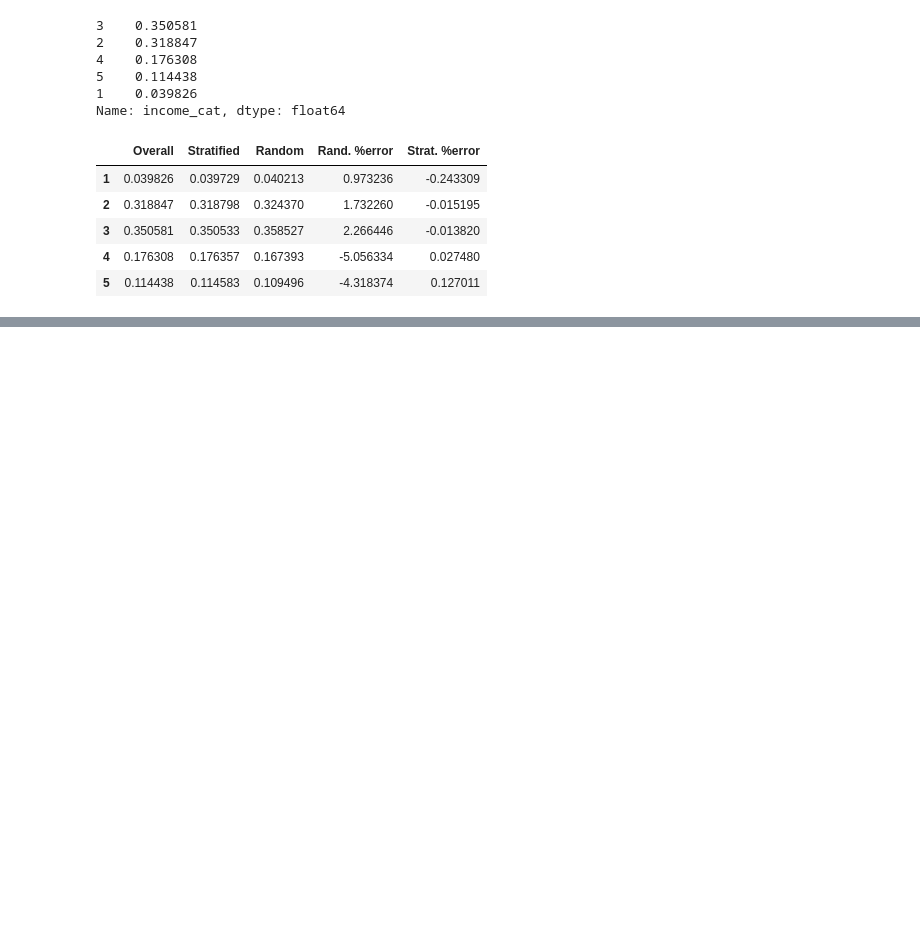
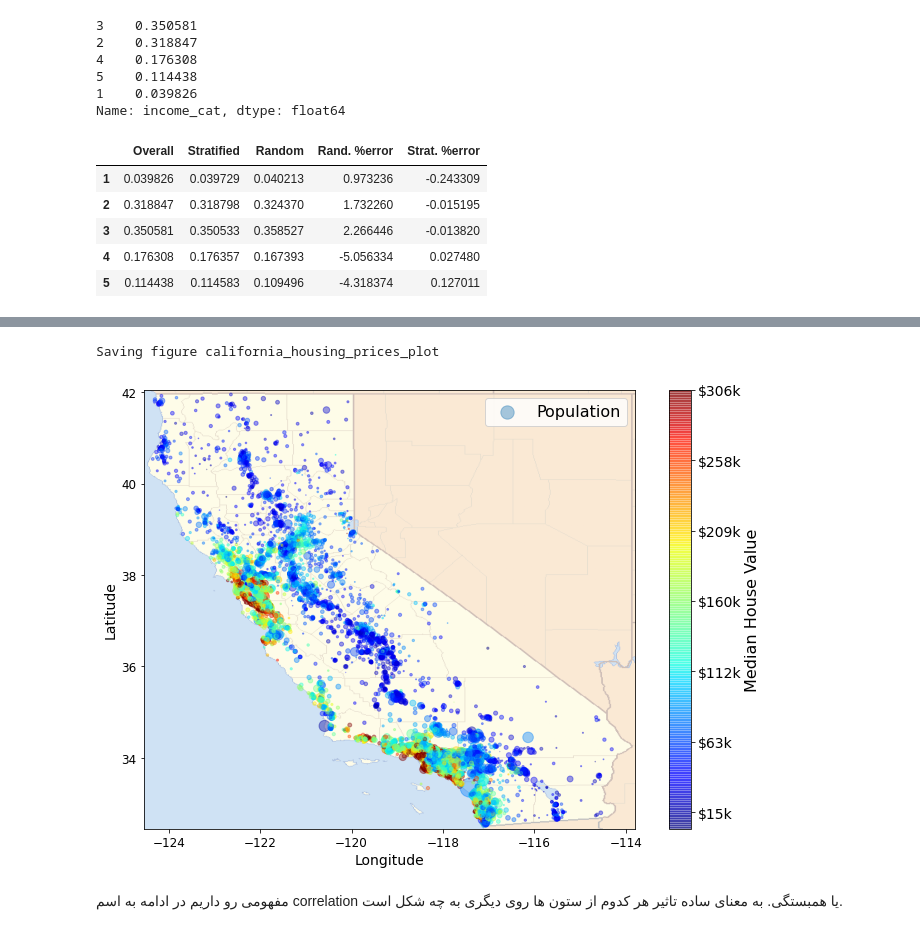
Before and after one commit to moaminsharifi/handson-ml2-fa, a Jupyter notebook: 02_end_to_end_machine_learning_project.ipynb, the cells around one changed output, grey strips where cells are left out. Cells and saved outputs as stored; diff of their text form; code cells hidden in the pictures; blank space fills up the shorter version.

```diff
--- a/02_end_to_end_machine_learning_project.ipynb
+++ b/02_end_to_end_machine_learning_project.ipynb
@@ -336,0 +374,9 @@ for set_ in (strat_train_set, strat_test_set):
+# %%
+# Download the California image
+images_path = os.path.join(PROJECT_ROOT_DIR, "images", "end_to_end_project")
+os.makedirs(images_path, exist_ok=True)
+DOWNLOAD_ROOT = "https://raw.githubusercontent.com/ageron/handson-ml2/master/"
+filename = "california.png"
+print("Downloading", filename)
+url = DOWNLOAD_ROOT + "images/end_to_end_project/" + filename
+urllib.request.urlretrieve(url, os.path.join(images_path, filename))
@@ -336,0 +387,27 @@ for set_ in (strat_train_set, strat_test_set):
+# %%
+import matplotlib.image as mpimg
+california_img=mpimg.imread(os.path.join(images_path, filename))
+ax = housing.plot(kind="scatter", x="longitude", y="latitude", figsize=(10,7),
+                       s=housing['population']/100, label="Population",
+                       c="median_house_value", cmap=plt.get_cmap("jet"),
+                       colorbar=False, alpha=0.4,
+                      )
+plt.imshow(california_img, extent=[-124.55, -113.80, 32.45, 42.05], alpha=0.5,
+           cmap=plt.get_cmap("jet"))
+plt.ylabel("Latitude", fontsize=14)
+plt.xlabel("Longitude", fontsize=14)
+
+prices = housing["median_house_value"]
+tick_values = np.linspace(prices.min(), prices.max(), 11)
+cbar = plt.colorbar()
+cbar.ax.set_yticklabels(["$%dk"%(round(v/1000)) for v in tick_values], fontsize=14)
+cbar.set_label('Median House Value', fontsize=16)
+
+plt.legend(fontsize=16)
+save_fig("california_housing_prices_plot")
+plt.show()
+# %% [output]
+Saving figure california_housing_prices_plot
+[figure, added]
+# %% [markdown]
+<div dir="rtl">مفهومی رو داریم در ادامه به اسم correlation یا همبستگی. به معنای ساده تاثیر هر کدوم از ستون ها روی دیگری به چه شکل است.</div>
```
Also changed, not shown: parts of 28 cells of this notebook, 7 other files.
